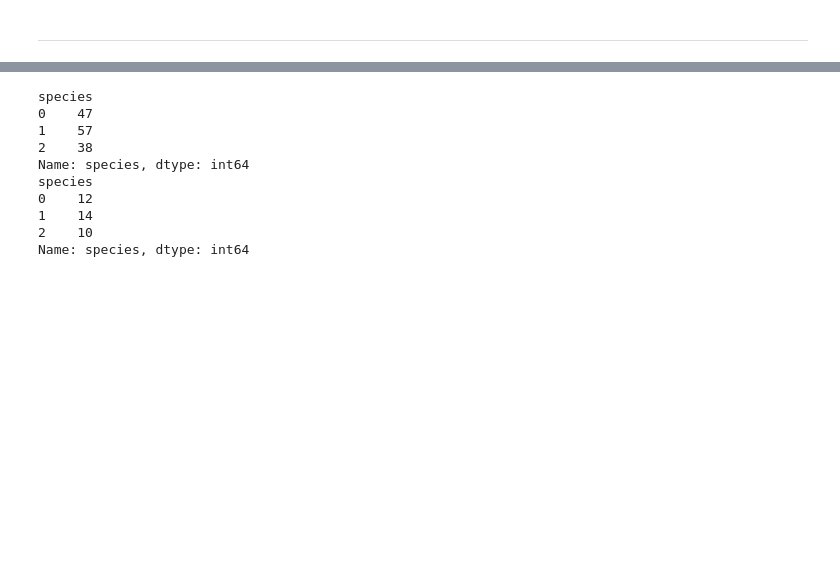
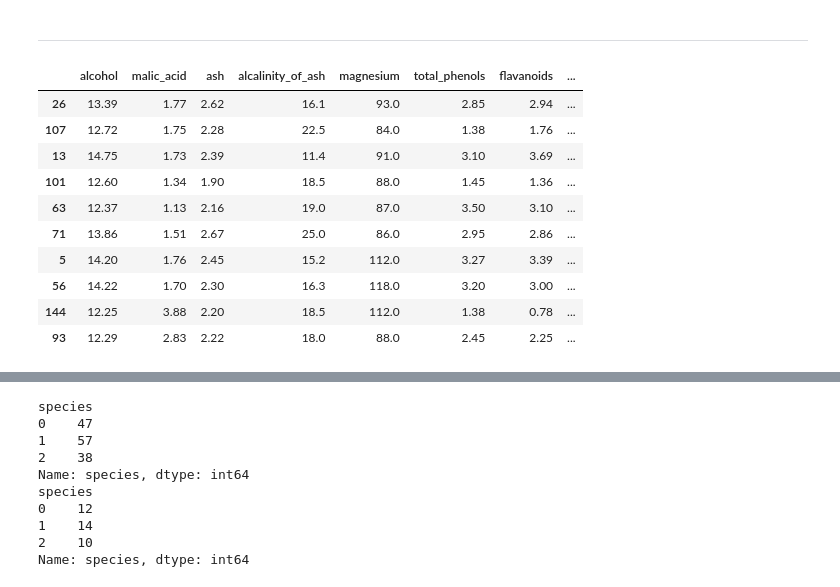
Before and after one commit to claudiasofiana/Tugas-PSSO-claudia, a Jupyter notebook: ClaudiaSofiana_Multiclass_classification_colab.ipynb, the cells around one changed output, grey strips where cells are left out. Drawn from its saved outputs; the diff is of its cells as text; code cells hidden in the pictures; blank space fills up the shorter version.

```diff
--- a/ClaudiaSofiana_Multiclass_classification_colab.ipynb
+++ b/ClaudiaSofiana_Multiclass_classification_colab.ipynb
@@ -527,3 +527,17 @@ wine_df.head(10)
 | 9 | 13.86 | 1.35 | 2.27 | 16.0 | 98.0 | 2.98 | 3.15 | ... |
 # %% [markdown]
 ---
+# %%
+wine_df.sample(10)
+# %% [output]
+|  | alcohol | malic_acid | ash | alcalinity_of_ash | magnesium | total_phenols | flavanoids | ... |
+| 26 | 13.39 | 1.77 | 2.62 | 16.1 | 93.0 | 2.85 | 2.94 | ... |
+| 107 | 12.72 | 1.75 | 2.28 | 22.5 | 84.0 | 1.38 | 1.76 | ... |
+| 13 | 14.75 | 1.73 | 2.39 | 11.4 | 91.0 | 3.10 | 3.69 | ... |
+| 101 | 12.60 | 1.34 | 1.90 | 18.5 | 88.0 | 1.45 | 1.36 | ... |
+| 63 | 12.37 | 1.13 | 2.16 | 19.0 | 87.0 | 3.50 | 3.10 | ... |
+| 71 | 13.86 | 1.51 | 2.67 | 25.0 | 86.0 | 2.95 | 2.86 | ... |
+| 5 | 14.20 | 1.76 | 2.45 | 15.2 | 112.0 | 3.27 | 3.39 | ... |
+| 56 | 14.22 | 1.70 | 2.30 | 16.3 | 118.0 | 3.20 | 3.00 | ... |
+| 144 | 12.25 | 3.88 | 2.20 | 18.5 | 112.0 | 1.38 | 0.78 | ... |
+| 93 | 12.29 | 2.83 | 2.22 | 18.0 | 88.0 | 2.45 | 2.25 | ... |
```
Also changed, not shown: parts of 11 cells of this notebook.
